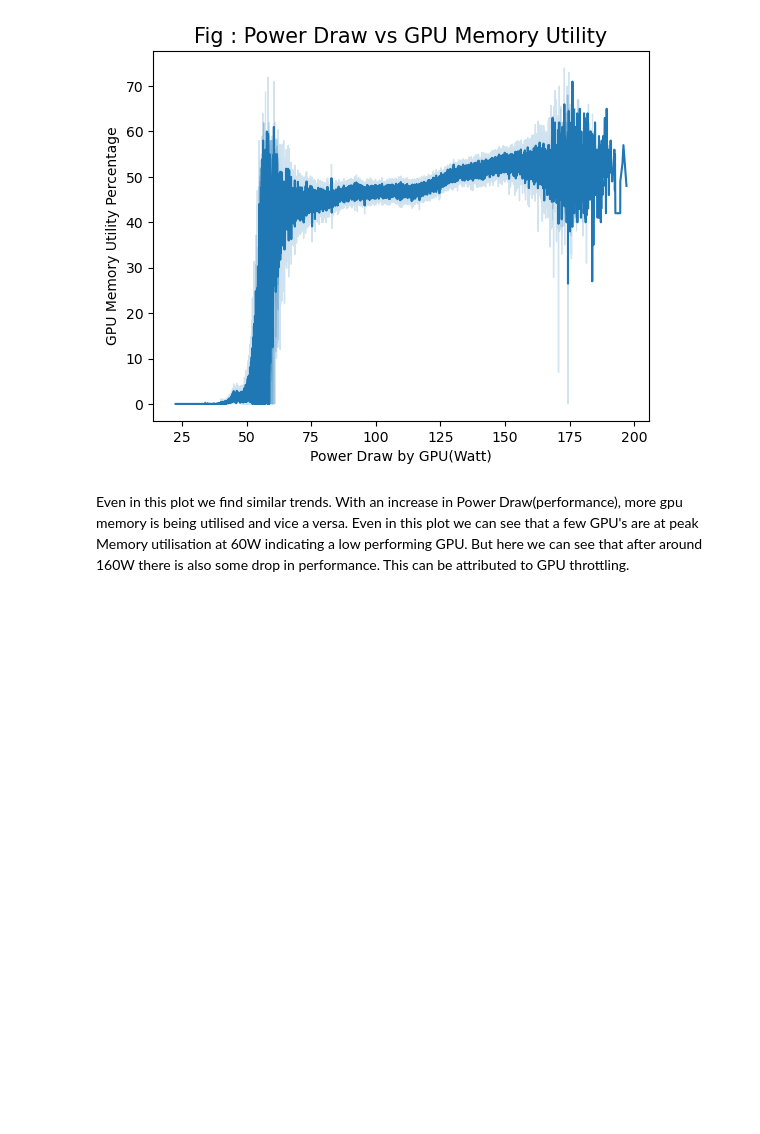
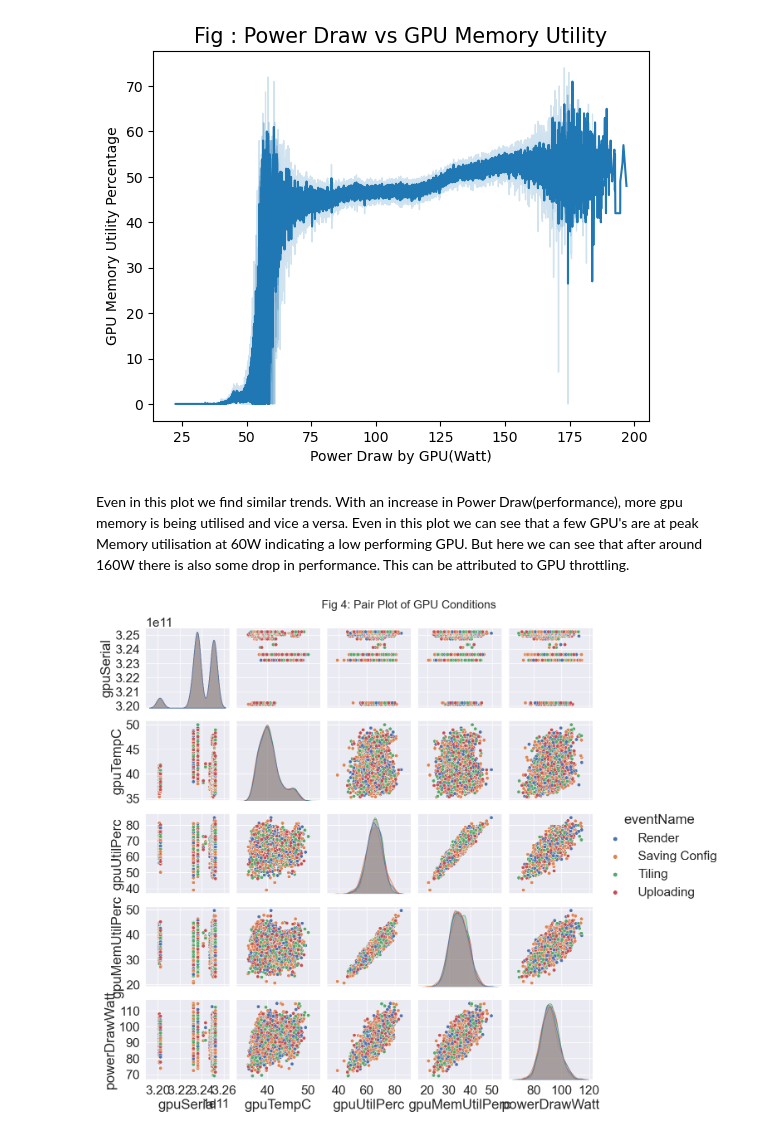
Before and after one commit to mustang-raven999/terapixel, a Jupyter notebook: terapixel.ipynb, the cells around one changed output. Saved outputs shown, nothing was run; the diff lists cells and outputs as text; code cells hidden in the pictures; blank space fills up the shorter version.

```diff
--- a/terapixel.ipynb
+++ b/terapixel.ipynb
@@ -200,3 +204,14 @@ plt.show()
 # %% [markdown]
 Even in this plot we find similar trends. With an increase in Power Draw(performance), more gpu memory is being utilised and vice a versa.
 Even in this plot we can see that a few GPU's are at peak Memory utilisation at 60W indicating a low performing GPU. But here we can see that after around 160W there is also some drop in performance. This can be attributed to GPU throttling.
+# %%
+avg_data = app_taskxy_gpu[app_taskxy_gpu['eventName'] != 'TotalRender'][['gpuSerial', 'eventName', 'gpuTempC', 'gpuUtilPerc', 'gpuMemUtilPerc', 'powerDrawWatt']].groupby(['gpuSerial','eventName']).mean()
+avg_data.index.names = ['gpuSerial', 'eventName']
+avg_data.reset_index(inplace=True)
+# %%
+pp = sns.pairplot(avg_data, hue="eventName")
+sns.set(font_scale = 1) # settng text font scale...
+pp.fig.suptitle("Fig 4: Pair Plot of GPU Conditions", fontsize = 20, y=1.01)
+plt.show()
+# %% [output]
+[figure, added]
```
Also changed, not shown: parts of 6 cells of this notebook.
